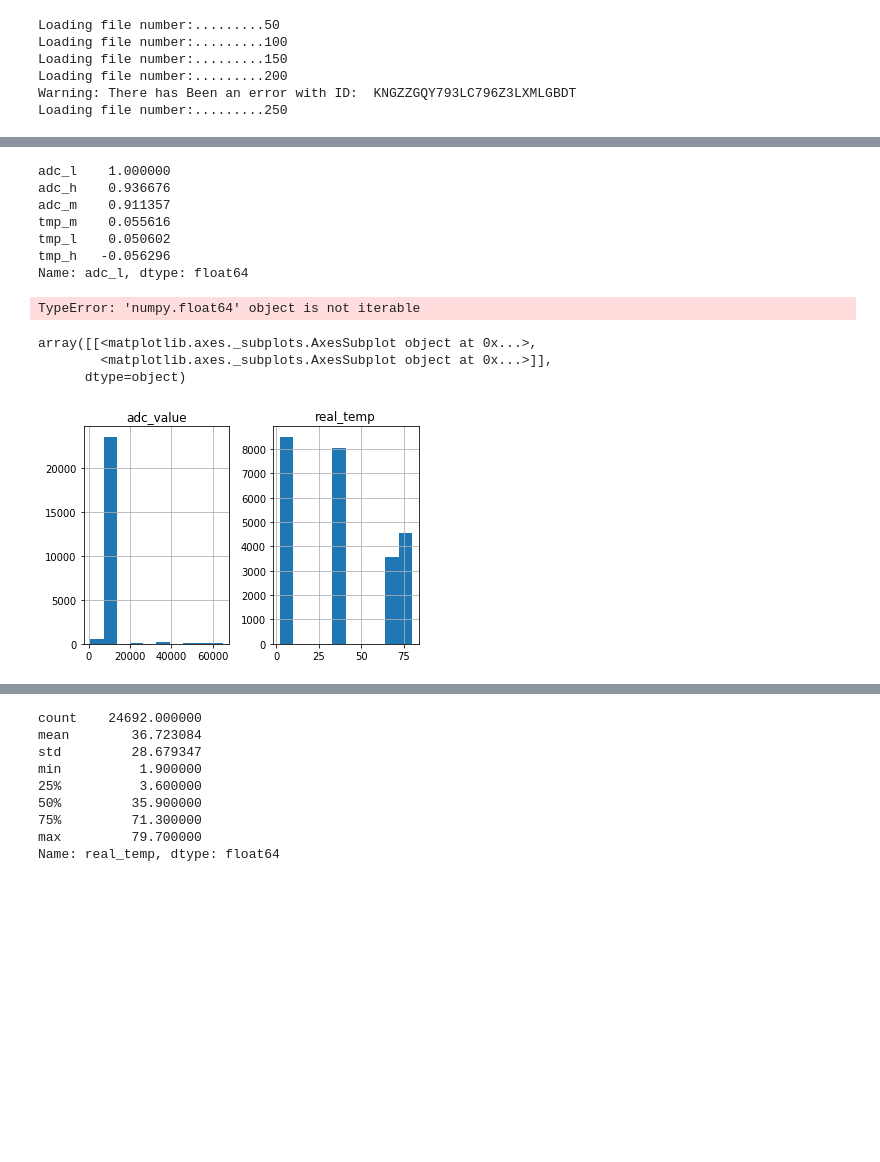
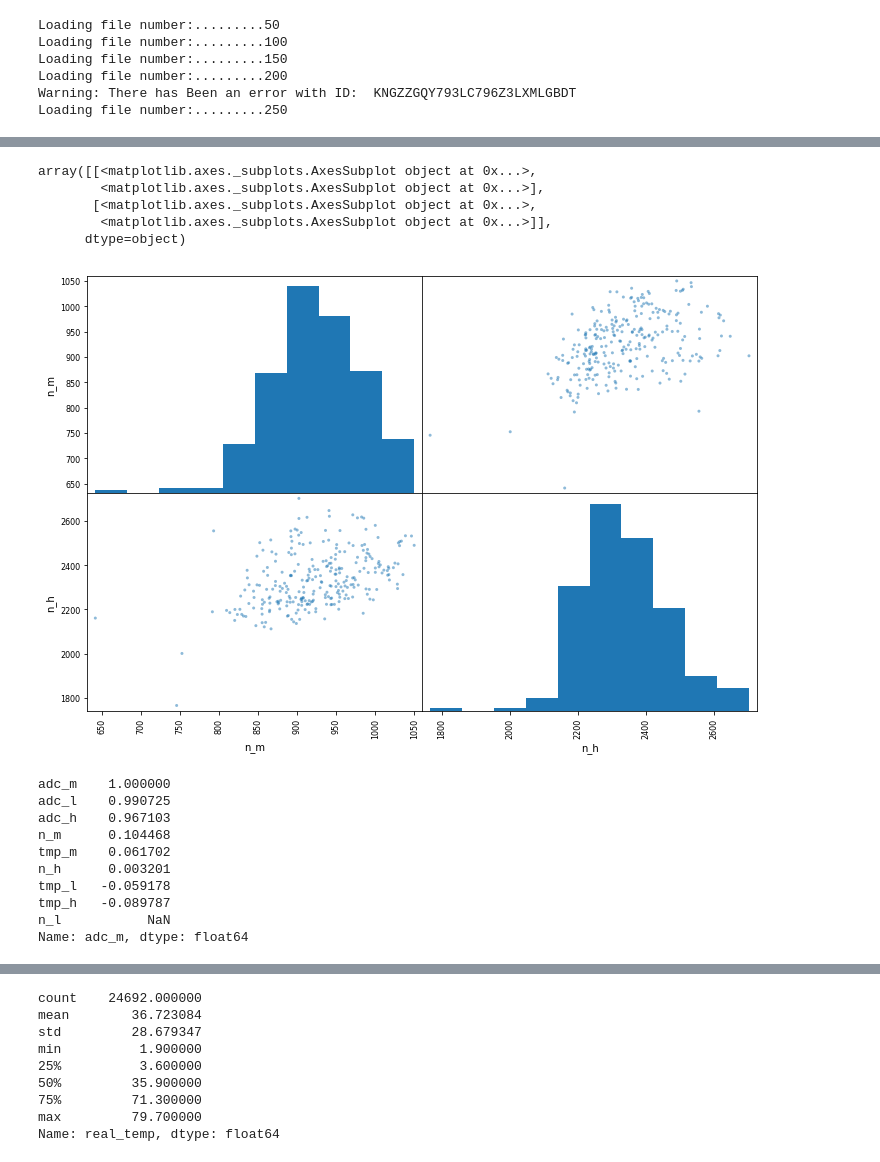
Before and after one commit to chamodw/ir-calibration, a Jupyter notebook: ml/DataVisualitzation.ipynb, the cells around one changed output, grey strips where cells are left out. Saved outputs shown, nothing was run; the diff lists cells and outputs as text; code cells hidden in the pictures; blank space fills up the shorter version.

```diff
--- a/ml/DataVisualitzation.ipynb
+++ b/ml/DataVisualitzation.ipynb
@@ -138,28 +230,26 @@ array([[<matplotlib.axes._subplots.AxesSubplot object at 0x...>,
+# %%
+from pandas.plotting import scatter_matrix
+
+attributes = ["n_m", "n_h"]
+scatter_matrix(df_clean[attributes], figsize=(12, 8))
+# %% [output]
+array([[<matplotlib.axes._subplots.AxesSubplot object at 0x...>,
+        <matplotlib.axes._subplots.AxesSubplot object at 0x...>],
+       [<matplotlib.axes._subplots.AxesSubplot object at 0x...>,
+        <matplotlib.axes._subplots.AxesSubplot object at 0x...>]],
+      dtype=object)
+[figure, added]
 # %%
-corr_matrix = df_out_id.corr()
-corr_matrix["adc_l"].sort_values(ascending=False)
+corr_matrix = df_clean.corr()
+corr_matrix["adc_m"].sort_values(ascending=False)
 # %% [output]
-adc_l    1.000000
-adc_h    0.936676
-adc_m    0.911357
-tmp_m    0.055616
-tmp_l    0.050602
-tmp_h   -0.056296
-Name: adc_l, dtype: float64
+adc_m    1.000000
+adc_l    0.990725
+adc_h    0.967103
+n_m      0.104468
+tmp_m    0.061702
+n_h      0.003201
+tmp_l   -0.059178
+tmp_h   -0.089787
+n_l           NaN
+Name: adc_m, dtype: float64
-# %%
-from sklearn import preprocessing
-
-x = np.array(df_out_id['adc_l']),np.array(df_out_id['adc_m']),np.array(df_out_id['adc_h'])) #returns a numpy array
-standar_scaler = preprocessing.StandardScaler()
-standar_scaler.fit(x)
-df = pd.DataFrame(x_scaled)
-x
-# %% [output]
-TypeError: 'numpy.float64' object is not iterable
-# %%
-df_out.hist()
-# %% [output]
-array([[<matplotlib.axes._subplots.AxesSubplot object at 0x...>,
-        <matplotlib.axes._subplots.AxesSubplot object at 0x...>]],
-      dtype=object)
-[figure, removed]
```
Also changed, not shown: parts of 21 cells of this notebook.
